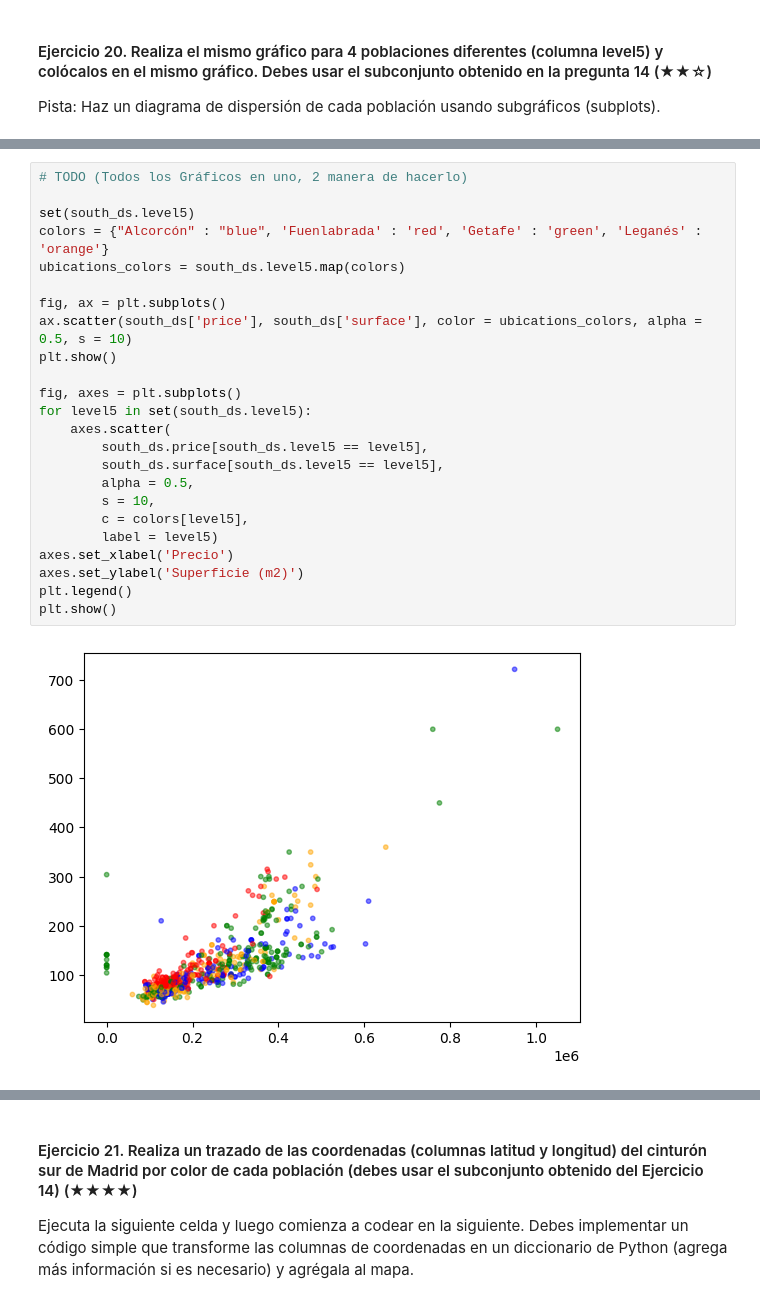
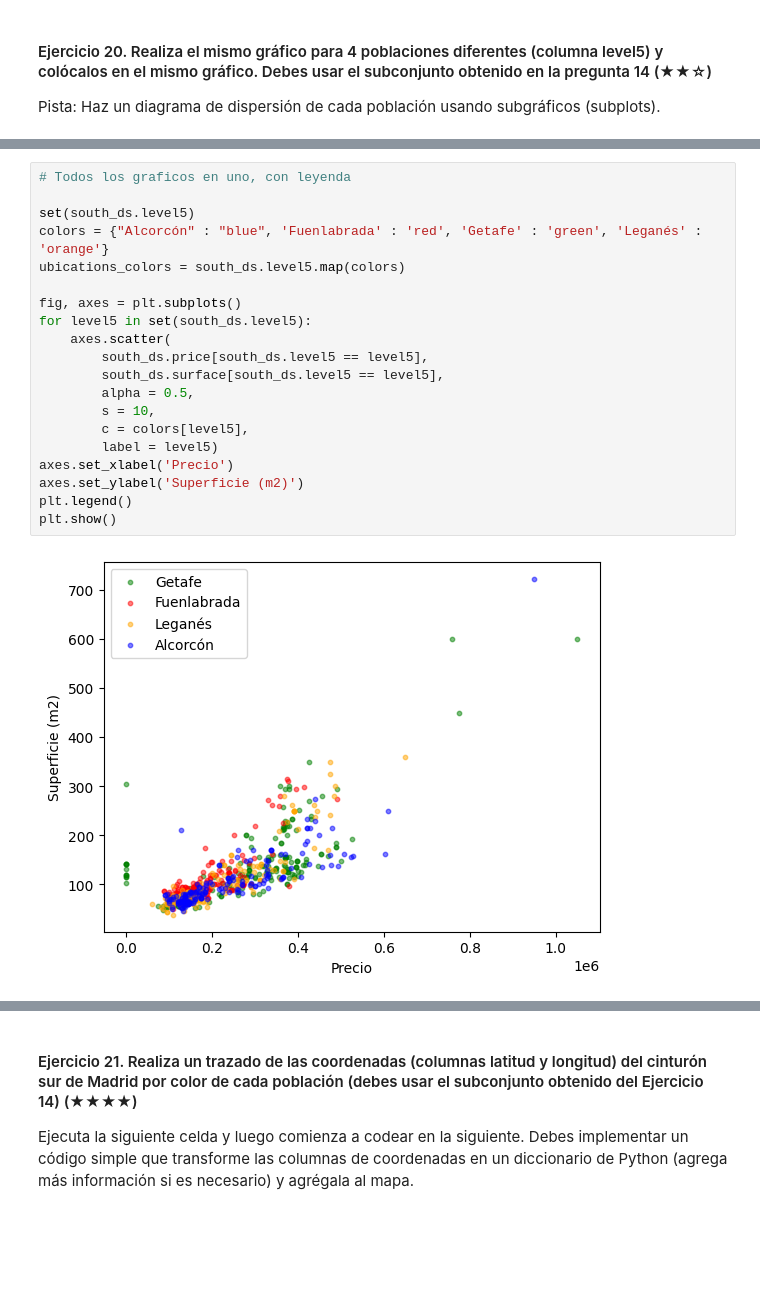
Before and after one commit to LuisCamachoRivero/realestate-datacleanup-exercise, a Jupyter notebook: project.es.ipynb, the cells around one changed output, grey strips where cells are left out. Cells and saved outputs as stored; diff of their text form; blank space fills up the shorter version.

```diff
--- a/project.es.ipynb
+++ b/project.es.ipynb
@@ -607,28 +617,24 @@ plt.show()
 # %% [output]
 [figure]
 # %%
-# TODO (Todos los Gráficos en uno, 2 manera de hacerlo)
+# Todos los graficos en uno, con leyenda
 
 set(south_ds.level5)
 colors = {"Alcorcón" : "blue", 'Fuenlabrada' : 'red', 'Getafe' : 'green', 'Leganés' : 'orange'}
 ubications_colors = south_ds.level5.map(colors)
-
-fig, ax = plt.subplots()
-ax.scatter(south_ds['price'], south_ds['surface'], color = ubications_colors, alpha = 0.5, s = 10)
-plt.show()
 
 fig, axes = plt.subplots()
 for level5 in set(south_ds.level5):
     axes.scatter(
         south_ds.price[south_ds.level5 == level5],
         south_ds.surface[south_ds.level5 == level5],
         alpha = 0.5,
         s = 10,
         c = colors[level5],
         label = level5)
 axes.set_xlabel('Precio')
 axes.set_ylabel('Superficie (m2)')
 plt.legend()
 plt.show()
 # %% [output]
-[figure, old version]
+[figure, new version]
```
Also changed, not shown: parts of 7 cells of this notebook.
